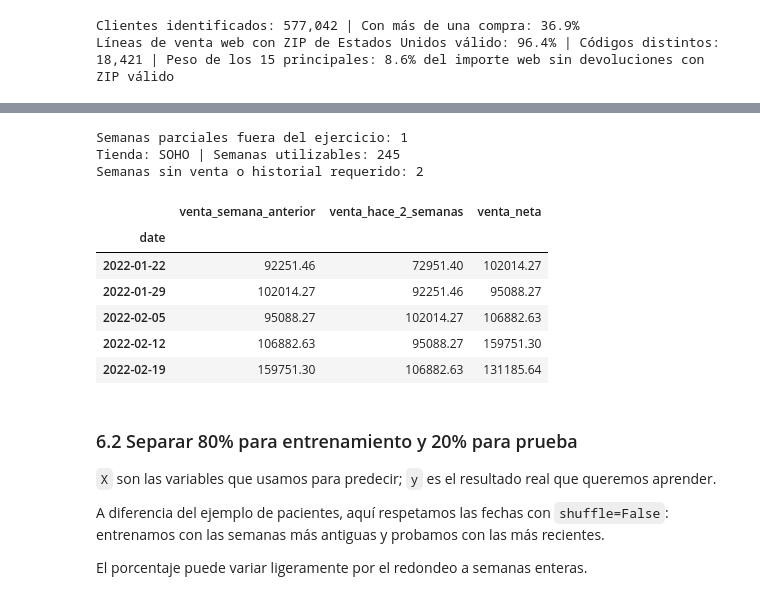
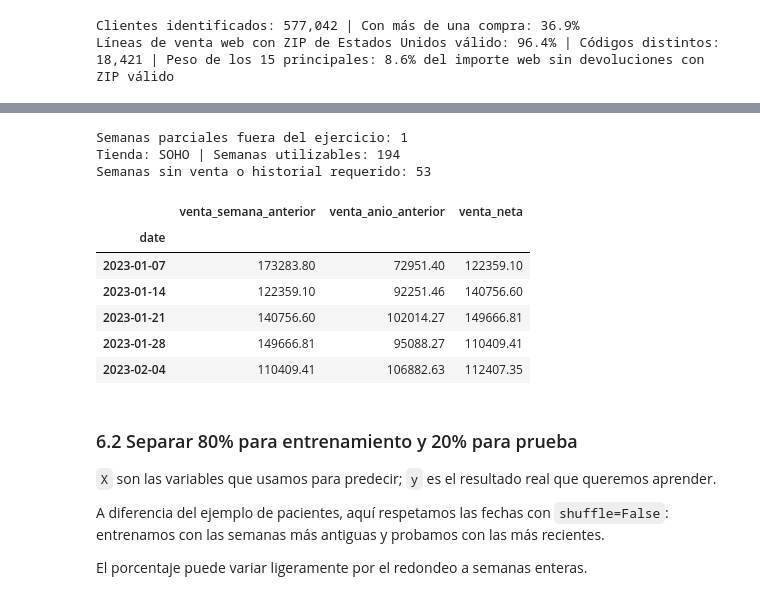
Before and after one commit to geramargonzalez/sales-revenue-datascience, a Jupyter notebook: sales-revenue-jewery.ipynb, the cells around one changed output, grey strips where cells are left out. Cells and saved outputs as stored; diff of their text form; code cells hidden in the pictures.

```diff
--- a/sales-revenue-jewery.ipynb
+++ b/sales-revenue-jewery.ipynb
@@ -2230,45 +2232,74 @@ Solo en esta vista se omiten semanas parciales y filas sin venta o sin el histor
 # %%
 # Cambiá estos valores para experimentar
 UBICACION_RL = 'SOHO'
 VARIABLES_RL = [
     'venta_semana_anterior',
-    'venta_hace_2_semanas'
+    'venta_anio_anterior'
 ]
-# Otra opción: ['venta_semana_anterior', 'venta_hace_2_semanas']
+# También podés probar 'venta_hace_2_semanas' junto con estas variables
 
 assert UBICACION_RL in UBICACIONES_OPERATIVAS, 'Elegí una ubicación de UBICACIONES_OPERATIVAS'
 ventas_rl = df.loc[df['location_name'].eq(UBICACION_RL), ['date', 'net_sales']].copy()
 ventas_rl['date'] = pd.to_datetime(ventas_rl['date'])
 
 # Agrupar por semana: la fecha del índice es el sábado de cierre
 semanal_rl = (ventas_rl.set_index('date')['net_sales']
               .resample('W-SAT').sum(min_count=1).to_frame('venta_neta'))
 semanas_cerradas_rl = (
     (semanal_rl.index - pd.Timedelta(days=6) >= fecha.min()) &
     (semanal_rl.index <= fecha.max())
 )
 print(f'Semanas parciales fuera del ejercicio: {(~semanas_cerradas_rl).sum()}')
 semanal_rl = semanal_rl.loc[semanas_cerradas_rl].copy()
 
-# Desplazar las ventas para usar únicamente semanas anteriores
+# Asignar el año y la semana minorista a cada sábado de cierre
+calendario_minorista_rl = (
+    pd.DataFrame({
+        'date': fecha,
+        'retail_year': df['retail_year'],
+        'retail_week': df['retail_week']
+    })
+    .drop_duplicates()
+)
+assert not calendario_minorista_rl['date'].duplicated().any(), 'Una fecha pertenece a más de una semana minorista'
+semanal_rl = semanal_rl.join(calendario_minorista_rl.set_index('date'), how='left')
+assert semanal_rl[['retail_year', 'retail_week']].notna().all().all(), 'Faltan claves del calendario minorista'
+
+# Usar solo ventas conocidas antes de la semana que queremos predecir
 semanal_rl['venta_semana_anterior'] = semanal_rl['venta_neta'].shift(1)
 semanal_rl['venta_hace_2_semanas'] = semanal_rl['venta_neta'].shift(2)
+
+# Unir la misma semana minorista del año anterior; funciona también con años de 53 semanas
+historico_anual_rl = semanal_rl[['retail_year', 'retail_week', 'venta_neta']].copy()
+historico_anual_rl['retail_year'] = historico_anual_rl['retail_year'] + 1
+historico_anual_rl = historico_anual_rl.rename(columns={'venta_neta': 'venta_anio_anterior'})
+semanal_rl = (
+    semanal_rl.reset_index()
+    .merge(
+        historico_anual_rl[['retail_year', 'retail_week', 'venta_anio_anterior']],
+        on=['retail_year', 'retail_week'],
+        how='left',
+        validate='many_to_one'
+    )
+    .set_index('date')
+    .sort_index()
+)
 datos_rl = semanal_rl.dropna(subset=VARIABLES_RL + ['venta_neta']).copy()
 
 print(f'Tienda: {UBICACION_RL} | Semanas utilizables: {len(datos_rl)}')
 print(f'Semanas sin venta o historial requerido: {len(semanal_rl) - len(datos_rl)}')
 display(datos_rl[VARIABLES_RL + ['venta_neta']].head().round(2))
 # %% [output]
 Semanas parciales fuera del ejercicio: 1
-Tienda: SOHO | Semanas utilizables: 245
-Semanas sin venta o historial requerido: 2
+Tienda: SOHO | Semanas utilizables: 194
+Semanas sin venta o historial requerido: 53
-|  | venta_semana_anterior | venta_hace_2_semanas | venta_neta |
+|  | venta_semana_anterior | venta_anio_anterior | venta_neta |
 | date |  |  |  |
-| 2022-01-22 | 92251.46 | 72951.40 | 102014.27 |
-| 2022-01-29 | 102014.27 | 92251.46 | 95088.27 |
-| 2022-02-05 | 95088.27 | 102014.27 | 106882.63 |
-| 2022-02-12 | 106882.63 | 95088.27 | 159751.30 |
-| 2022-02-19 | 159751.30 | 106882.63 | 131185.64 |
+| 2023-01-07 | 173283.80 | 72951.40 | 122359.10 |
+| 2023-01-14 | 122359.10 | 92251.46 | 140756.60 |
+| 2023-01-21 | 140756.60 | 102014.27 | 149666.81 |
+| 2023-01-28 | 149666.81 | 95088.27 | 110409.41 |
+| 2023-02-04 | 110409.41 | 106882.63 | 112407.35 |
 # %% [markdown]
 ### 6.2 Separar 80% para entrenamiento y 20% para prueba
 
```
Also changed, not shown: parts of 9 cells of this notebook, 1 other file.
